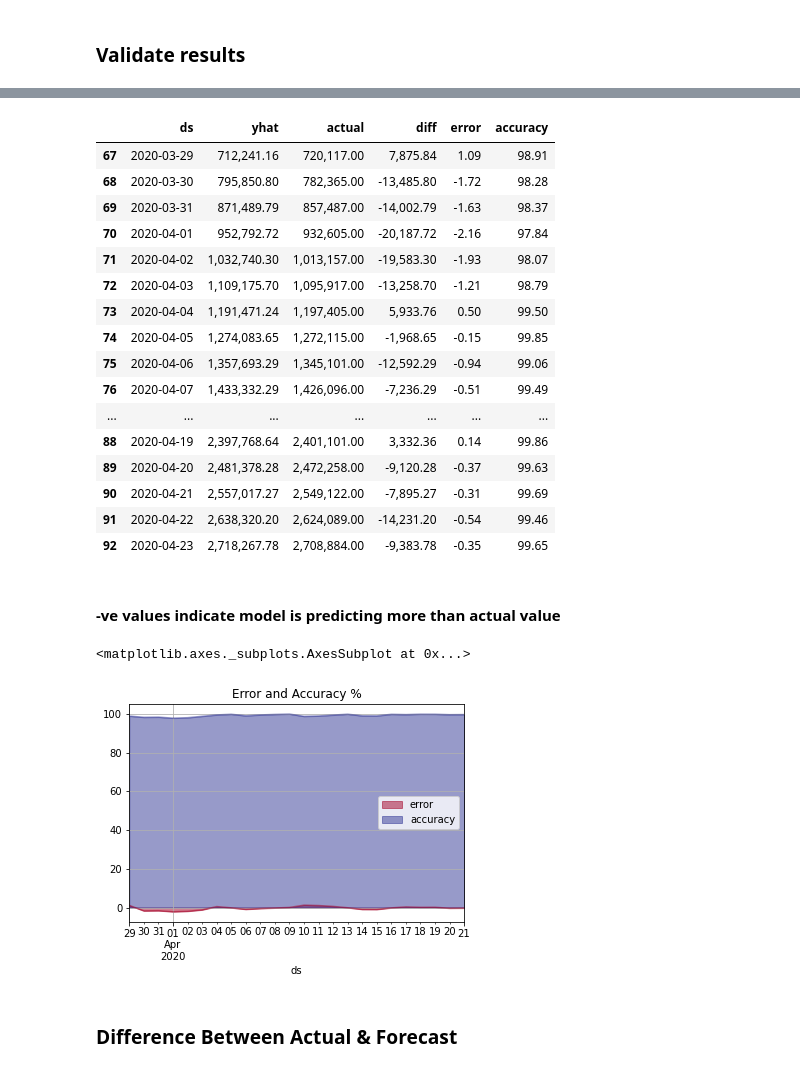
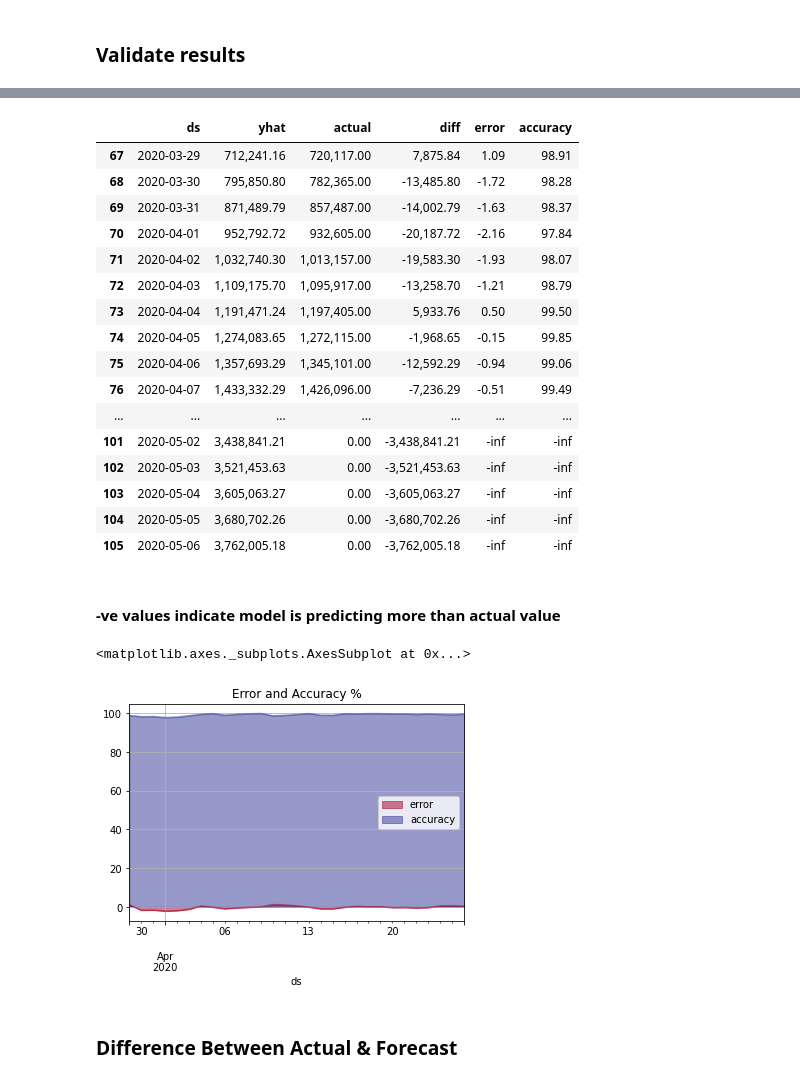
Before and after one commit to synaplasticity/fbprop, a Jupyter notebook: covaid-19-notebook.ipynb, the cells around one changed output, grey strips where cells are left out. Cells and saved outputs as stored; diff of their text form; code cells hidden in the pictures.

```diff
--- a/covaid-19-notebook.ipynb
+++ b/covaid-19-notebook.ipynb
@@ -139,7 +139,7 @@ py.iplot(fig)
 f_validate = forecast.copy()
 # %%
 s_date = pd.to_datetime('2020-03-29')
-e_date = pd.to_datetime('2020-04-23')
+e_date = pd.to_datetime('2020-05-06')
 # %%
 f_validate = f_validate.loc[(f_validate['ds'] >= s_date) & (f_validate['ds'] <= e_date)]
 # %%
@@ -173,7 +173,11 @@ f_validate['actual'] = [720117.0,
                         2472258.0,
                         2549122.0,
                         2624089.0,
-                        2708884.0]
+                        2708884.0,
+                        2809499.0,
+                        2896744.0,
+                        2971475.0,
+                        0.0,0.0,0.0,0.0,0.0,0.0,0.0,0.0,0.0,0.0]
 # %%
 f_validate_actual_len = len(f_validate)
 # %%
@@ -203,24 +207,24 @@ f_validate[['ds', 'yhat', 'actual', 'diff', 'error', 'accuracy']]
 | 75 | 2020-04-06 | 1,357,693.29 | 1,345,101.00 | -12,592.29 | -0.94 | 99.06 |
 | 76 | 2020-04-07 | 1,433,332.29 | 1,426,096.00 | -7,236.29 | -0.51 | 99.49 |
 | ... | ... | ... | ... | ... | ... | ... |
-| 88 | 2020-04-19 | 2,397,768.64 | 2,401,101.00 | 3,332.36 | 0.14 | 99.86 |
-| 89 | 2020-04-20 | 2,481,378.28 | 2,472,258.00 | -9,120.28 | -0.37 | 99.63 |
-| 90 | 2020-04-21 | 2,557,017.27 | 2,549,122.00 | -7,895.27 | -0.31 | 99.69 |
-| 91 | 2020-04-22 | 2,638,320.20 | 2,624,089.00 | -14,231.20 | -0.54 | 99.46 |
-| 92 | 2020-04-23 | 2,718,267.78 | 2,708,884.00 | -9,383.78 | -0.35 | 99.65 |
+| 101 | 2020-05-02 | 3,438,841.21 | 0.00 | -3,438,841.21 | -inf | -inf |
+| 102 | 2020-05-03 | 3,521,453.63 | 0.00 | -3,521,453.63 | -inf | -inf |
+| 103 | 2020-05-04 | 3,605,063.27 | 0.00 | -3,605,063.27 | -inf | -inf |
+| 104 | 2020-05-05 | 3,680,702.26 | 0.00 | -3,680,702.26 | -inf | -inf |
+| 105 | 2020-05-06 | 3,762,005.18 | 0.00 | -3,762,005.18 | -inf | -inf |
 # %%
 f_val_results = f_validate[['ds', 'yhat', 'actual', 'diff', 'error', 'accuracy']]
 # %% [markdown]
 #### -ve values indicate model is predicting more than actual value
 # %%
-f_val_results[0:-2].plot(x='ds', y=['error', 'accuracy'],
+f_val_results[0:-10].plot(x='ds', y=['error', 'accuracy'],
                         kind='area', stacked=False,
                         colormap='RdYlBu',
                         title='Error and Accuracy %',
                         grid=True)
 # %% [output]
 <matplotlib.axes._subplots.AxesSubplot at 0x...>
-[figure, old version]
+[figure, new version]
 # %% [markdown]
 ### Difference Between Actual & Forecast
 # %% [markdown]
```
Also changed, not shown: parts of 5 cells of this notebook.
